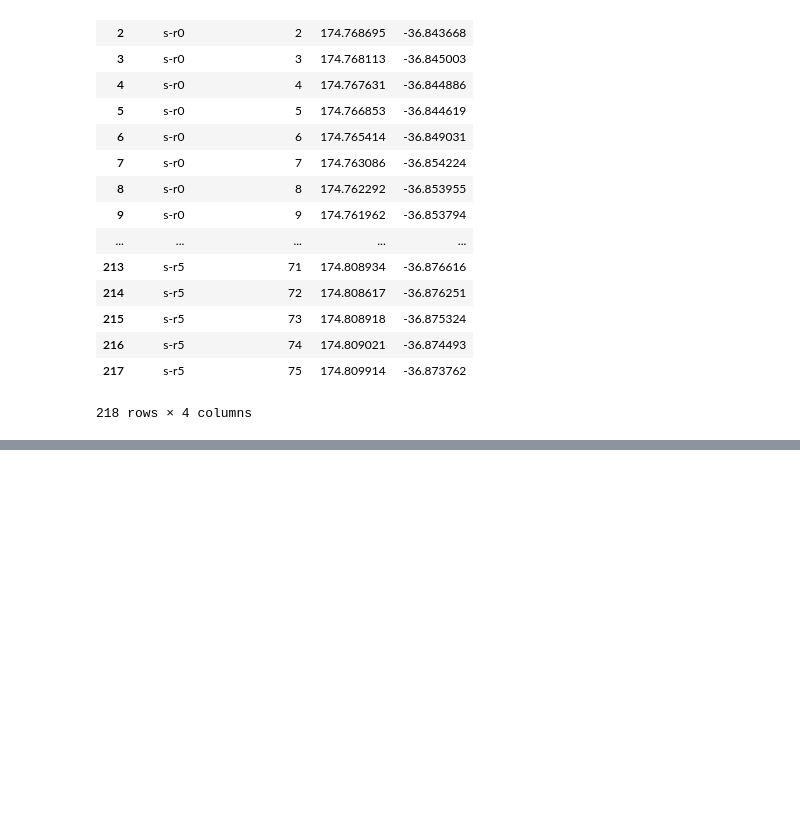
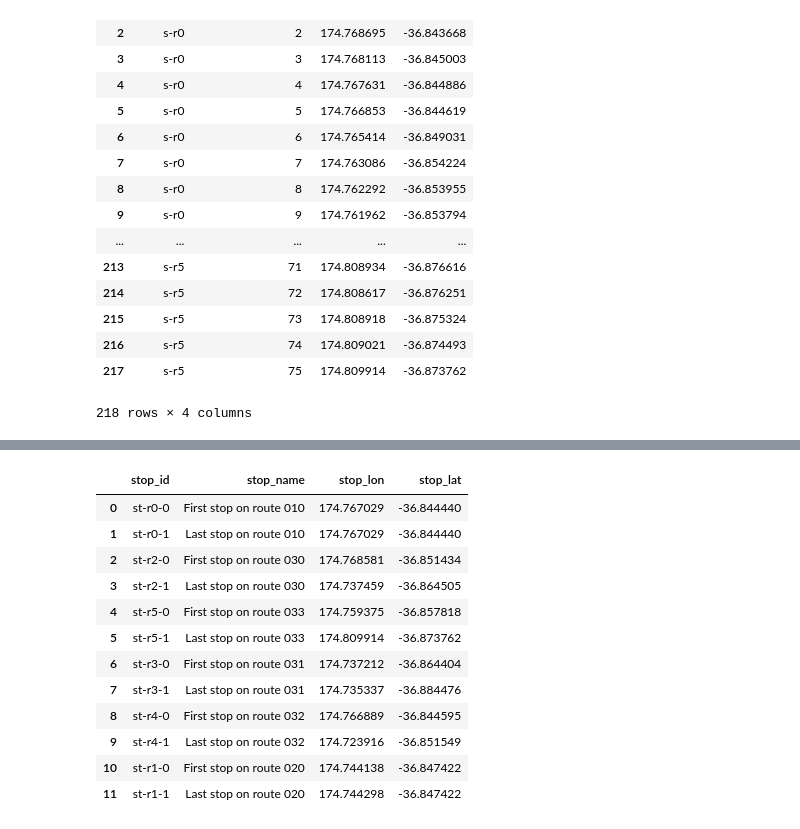
Before and after one commit to mrcagney/make_gtfs, a Jupyter notebook: make_gtfs.ipynb, the cells around one changed output, grey strips where cells are left out. Cells and saved outputs as stored; diff of their text form; code cells hidden in the pictures; blank space fills up the shorter version.

Commit message:
Created stops

```diff
--- a/make_gtfs.ipynb
+++ b/make_gtfs.ipynb
@@ -136,0 +116,17 @@ feed.trips
+# %%
+feed.create_stops()
+feed.stops
+# %% [output]
+|  | stop_id | stop_name | stop_lon | stop_lat |
+| 0 | st-r0-0 | First stop on route 010 | 174.767029 | -36.844440 |
+| 1 | st-r0-1 | Last stop on route 010 | 174.767029 | -36.844440 |
+| 2 | st-r2-0 | First stop on route 030 | 174.768581 | -36.851434 |
+| 3 | st-r2-1 | Last stop on route 030 | 174.737459 | -36.864505 |
+| 4 | st-r5-0 | First stop on route 033 | 174.759375 | -36.857818 |
+| 5 | st-r5-1 | Last stop on route 033 | 174.809914 | -36.873762 |
+| 6 | st-r3-0 | First stop on route 031 | 174.737212 | -36.864404 |
+| 7 | st-r3-1 | Last stop on route 031 | 174.735337 | -36.884476 |
+| 8 | st-r4-0 | First stop on route 032 | 174.766889 | -36.844595 |
+| 9 | st-r4-1 | Last stop on route 032 | 174.723916 | -36.851549 |
+| 10 | st-r1-0 | First stop on route 020 | 174.744138 | -36.847422 |
+| 11 | st-r1-1 | Last stop on route 020 | 174.744298 | -36.847422 |
```
Also changed, not shown: parts of 4 cells of this notebook, 2 other files.
